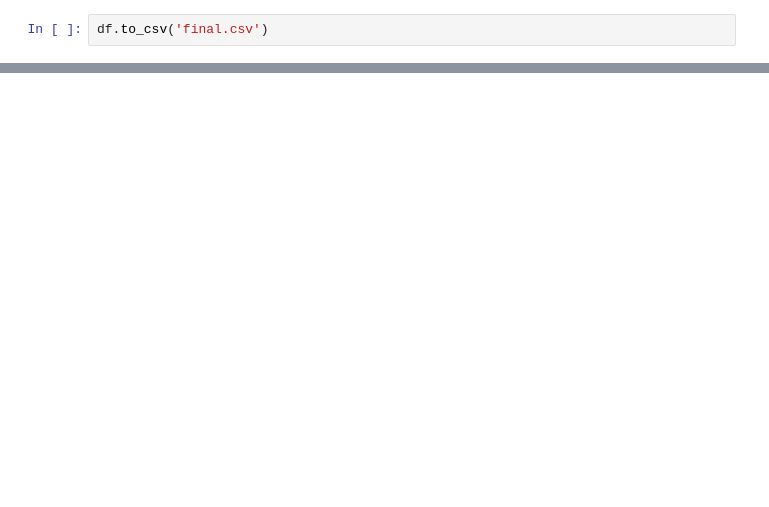
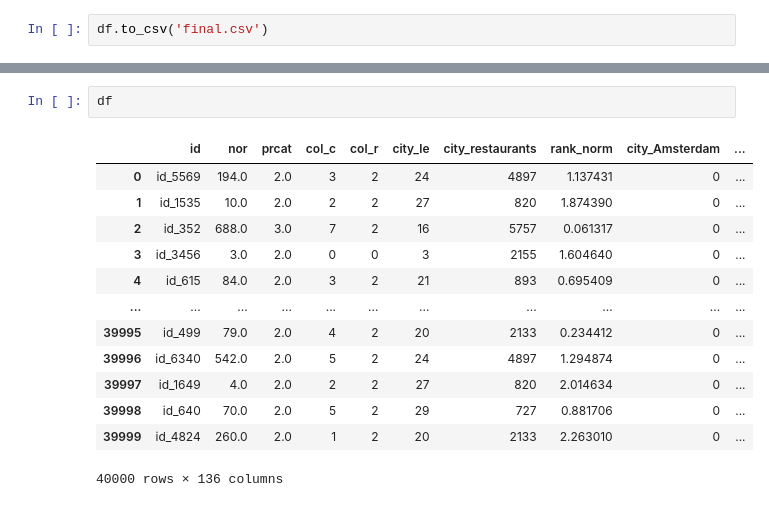
Before and after one commit to maximka1980/SF_DSPRO, a Jupyter notebook: module_3/project3.ipynb, the cells around one changed output, grey strips where cells are left out. Drawn from its saved outputs; the diff is of its cells as text; blank space fills up the shorter version.

```diff
--- a/module_3/project3.ipynb
+++ b/module_3/project3.ipynb
@@ -563,0 +608,16 @@ missing_data(df)
+# %%
+df
+# %% [output]
+|  | id | nor | prcat | col_c | col_r | city_le | city_restaurants | rank_norm | city_Amsterdam | ... |
+| 0 | id_5569 | 194.0 | 2.0 | 3 | 2 | 24 | 4897 | 1.137431 | 0 | ... |
+| 1 | id_1535 | 10.0 | 2.0 | 2 | 2 | 27 | 820 | 1.874390 | 0 | ... |
+| 2 | id_352 | 688.0 | 3.0 | 7 | 2 | 16 | 5757 | 0.061317 | 0 | ... |
+| 3 | id_3456 | 3.0 | 2.0 | 0 | 0 | 3 | 2155 | 1.604640 | 0 | ... |
+| 4 | id_615 | 84.0 | 2.0 | 3 | 2 | 21 | 893 | 0.695409 | 0 | ... |
+| ... | ... | ... | ... | ... | ... | ... | ... | ... | ... | ... |
+| 39995 | id_499 | 79.0 | 2.0 | 4 | 2 | 20 | 2133 | 0.234412 | 0 | ... |
+| 39996 | id_6340 | 542.0 | 2.0 | 5 | 2 | 24 | 4897 | 1.294874 | 0 | ... |
+| 39997 | id_1649 | 4.0 | 2.0 | 2 | 2 | 27 | 820 | 2.014634 | 0 | ... |
+| 39998 | id_640 | 70.0 | 2.0 | 5 | 2 | 29 | 727 | 0.881706 | 0 | ... |
+| 39999 | id_4824 | 260.0 | 2.0 | 1 | 2 | 20 | 2133 | 2.263010 | 0 | ... |
+40000 rows × 136 columns
```
Also changed, not shown: parts of 12 cells of this notebook, 1 other file.
